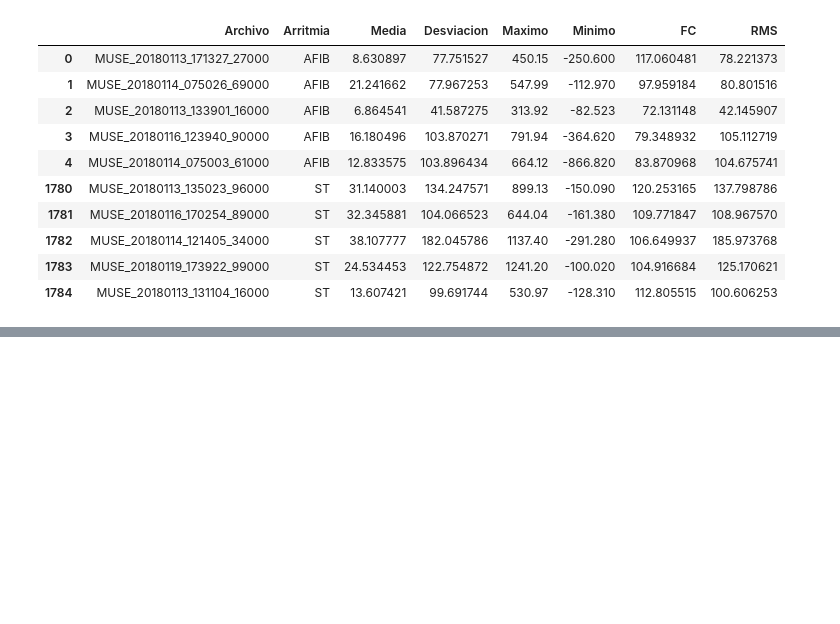
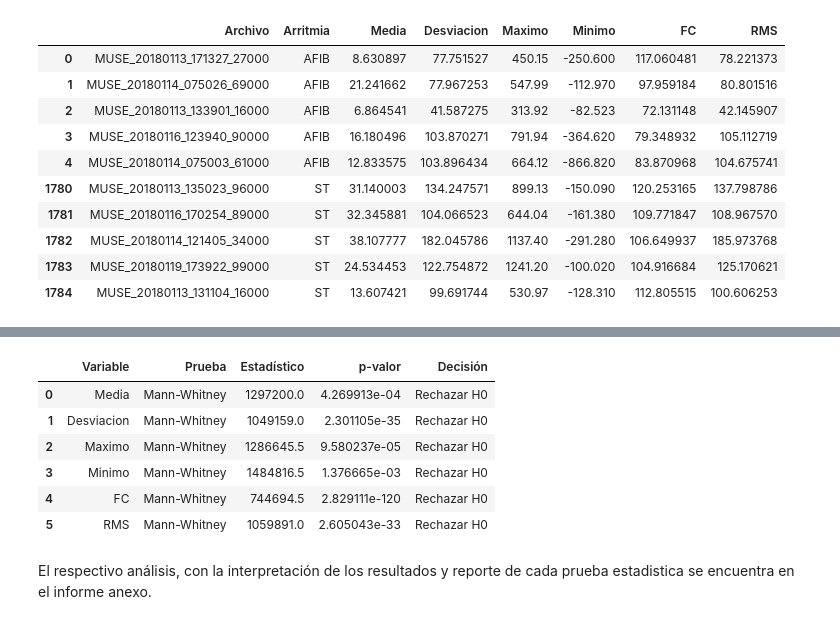
Before and after one commit to Victoriapn/Lab_Biose-ales, a Jupyter notebook: Practica 2/PARTE2.ipynb, the cells around one changed output, grey strips where cells are left out. Drawn from its saved outputs; the diff is of its cells as text; code cells hidden in the pictures; blank space fills up the shorter version.

```diff
--- a/Practica 2/PARTE2.ipynb
+++ b/Practica 2/PARTE2.ipynb
@@ -215,0 +324,76 @@ display(df.groupby("Arritmia").head(5))
+# %%
+from scipy.stats import ttest_ind, mannwhitneyu
+
+resultados_pruebas = []
+
+for variable in variables:
+
+    grupo1 = df[df["Arritmia"] == "AFIB"][variable].dropna()
+    grupo2 = df[df["Arritmia"] == "ST"][variable].dropna()
+
+    if len(grupo1) < 3 or len(grupo2) < 3:
+        continue
+
+    # Prueba de normalidad
+    p1 = shapiro(grupo1).pvalue
+    p2 = shapiro(grupo2).pvalue
+
+    # Prueba de homocedasticidad
+    p_levene = levene(grupo1, grupo2).pvalue
+
+    # Selección de la prueba estadística
+    if p1 > 0.05 and p2 > 0.05 and p_levene > 0.05:
+
+        prueba = "t de Student"
+
+        estadistico, p = ttest_ind(
+            grupo1,
+            grupo2,
+            equal_var=True
+        )
+
+    else:
+
+        prueba = "Mann-Whitney"
+
+        estadistico, p = mannwhitneyu(
+            grupo1,
+            grupo2,
+            alternative="two-sided"
+        )
+    decision = (
+        "Rechazar H0"
+        if p < 0.05
+        else "No rechazar H0"
+    )
+
+    resultados_pruebas.append([
+        variable,
+        prueba,
+        estadistico,
+        p,
+        decision
+    ])
+
+tabla_pruebas = pd.DataFrame(
+    resultados_pruebas,
+    columns=[
+        "Variable",
+        "Prueba",
+        "Estadístico",
+        "p-valor",
+        "Decisión"
+    ]
+)
+
+display(tabla_pruebas)
+# %% [output]
+|  | Variable | Prueba | Estadístico | p-valor | Decisión |
+| 0 | Media | Mann-Whitney | 1297200.0 | 4.269913e-04 | Rechazar H0 |
+| 1 | Desviacion | Mann-Whitney | 1049159.0 | 2.301105e-35 | Rechazar H0 |
+| 2 | Maximo | Mann-Whitney | 1286645.5 | 9.580237e-05 | Rechazar H0 |
+| 3 | Minimo | Mann-Whitney | 1484816.5 | 1.376665e-03 | Rechazar H0 |
+| 4 | FC | Mann-Whitney | 744694.5 | 2.829111e-120 | Rechazar H0 |
+| 5 | RMS | Mann-Whitney | 1059891.0 | 2.605043e-33 | Rechazar H0 |
+# %% [markdown]
+El respectivo análisis, con la interpretación de los resultados y reporte de cada prueba estadistica se encuentra en el informe anexo.
```
Also changed, not shown: parts of 5 cells of this notebook, 1 other file.
